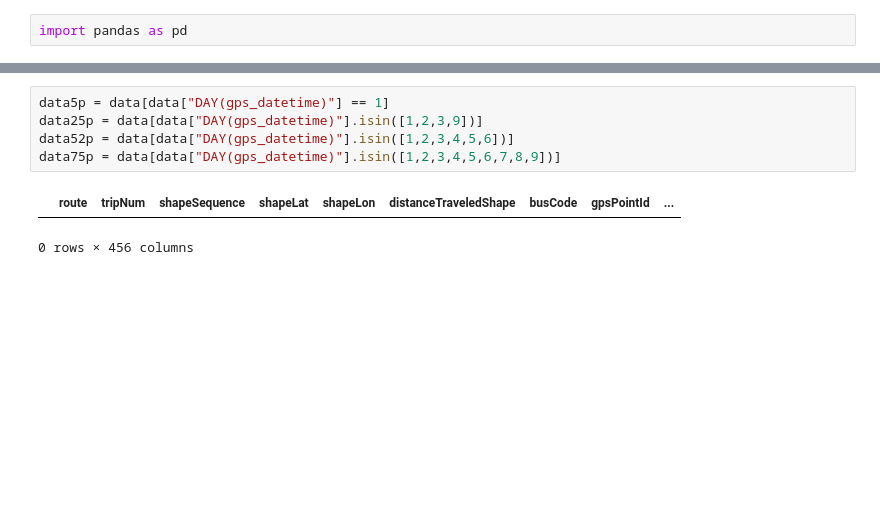
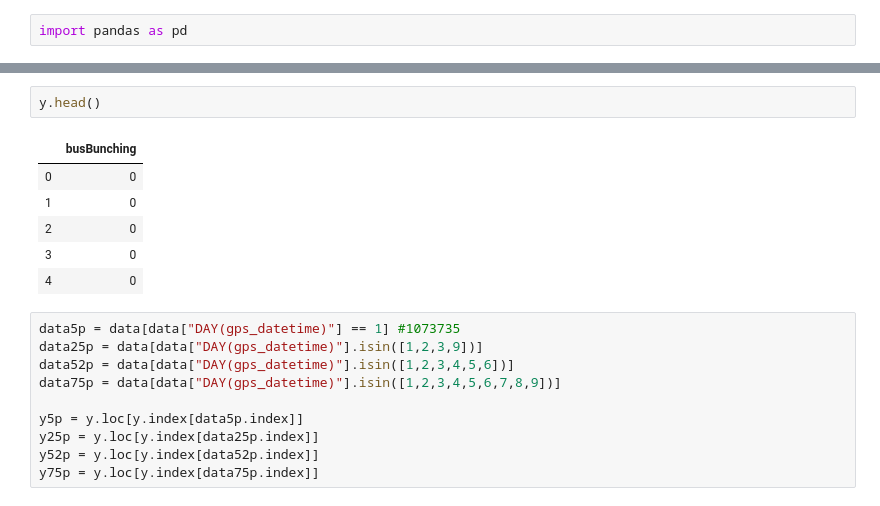
Before and after one commit to veruskasantos/INESProject, a Jupyter notebook: workspace/Model Prediction/Testing models/Data.ipynb, the cells around one changed output, grey strips where cells are left out. Saved outputs shown, nothing was run; the diff lists cells and outputs as text; blank space fills up the shorter version.

```diff
--- a/workspace/Model Prediction/Testing models/Data.ipynb
+++ b/workspace/Model Prediction/Testing models/Data.ipynb
@@ -8,8 +22,19 @@ data = data.sort_values(["busCode","busCodeSB"])
+# %%
+y.head()
+# %% [output]
+|  | busBunching |
+| 0 | 0 |
+| 1 | 0 |
+| 2 | 0 |
+| 3 | 0 |
+| 4 | 0 |
 # %%
-data5p = data[data["DAY(gps_datetime)"] == 1]
+data5p = data[data["DAY(gps_datetime)"] == 1] #1073735
 data25p = data[data["DAY(gps_datetime)"].isin([1,2,3,9])]
 data52p = data[data["DAY(gps_datetime)"].isin([1,2,3,4,5,6])]
 data75p = data[data["DAY(gps_datetime)"].isin([1,2,3,4,5,6,7,8,9])]
+
+y5p = y.loc[y.index[data5p.index]]
+y25p = y.loc[y.index[data25p.index]]
+y52p = y.loc[y.index[data52p.index]]
+y75p = y.loc[y.index[data75p.index]]
-# %% [output]
-|  | route | tripNum | shapeSequence | shapeLat | shapeLon | distanceTraveledShape | busCode | gpsPointId | ... |
-0 rows × 456 columns
```
Also changed, not shown: parts of 3 cells of this notebook, 2 other files.
